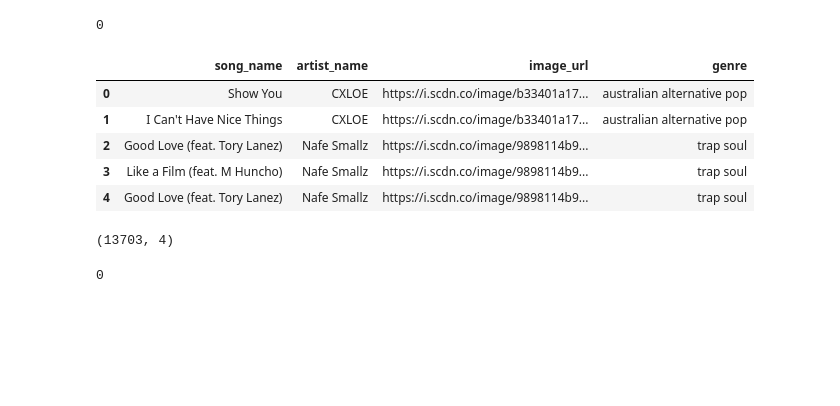
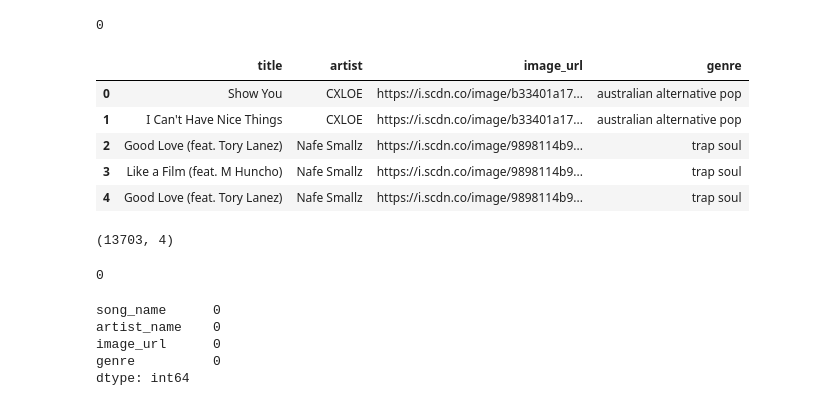
Before and after one commit to EdgardTaver/esi-next-hit, a Jupyter notebook: notebook/build_musics_dataset.ipynb, the cells around one changed output. Cells and saved outputs as stored; diff of their text form; code cells hidden in the pictures; blank space fills up the shorter version.

```diff
--- a/notebook/build_musics_dataset.ipynb
+++ b/notebook/build_musics_dataset.ipynb
@@ -143,26 +143,27 @@ hits["first_artist"].isna().sum()
 # %%
 hits_cols = ["song_name", "first_artist"]
 artist_cols = ["name", "image_url", "first_genre"]
 
 
 merged = pd.merge(
     hits[hits_cols],
     artists[artist_cols],
     left_on="first_artist",
     right_on="name",
     how="inner")
 
 merged.rename(columns={
-    "name": "artist_name",
-    "first_genre": "genre"
+    "name": "artist",
+    "first_genre": "genre",
+    "song_name": "title",
 }, inplace=True)
 
 merged.drop(columns=["first_artist"], inplace=True)
 
 display(merged.head())
 display(merged.shape)
 # %% [output]
-|  | song_name | artist_name | image_url | genre |
+|  | title | artist | image_url | genre |
 | 0 | Show You | CXLOE | https://i.scdn.co/image/b33401a17... | australian alternative pop |
 | 1 | I Can't Have Nice Things | CXLOE | https://i.scdn.co/image/b33401a17... | australian alternative pop |
 | 2 | Good Love (feat. Tory Lanez) | Nafe Smallz | https://i.scdn.co/image/9898114b9... | trap soul |
@@ -173,3 +174,11 @@ display(merged.shape)
 merged["genre"].isna().sum()
 # %% [output]
 0
+# %%
+(merged == "").sum()
+# %% [output]
+song_name      0
+artist_name    0
+image_url      0
+genre          0
+dtype: int64
```
Also changed, not shown: parts of 1 cell of this notebook, 1 other file.
